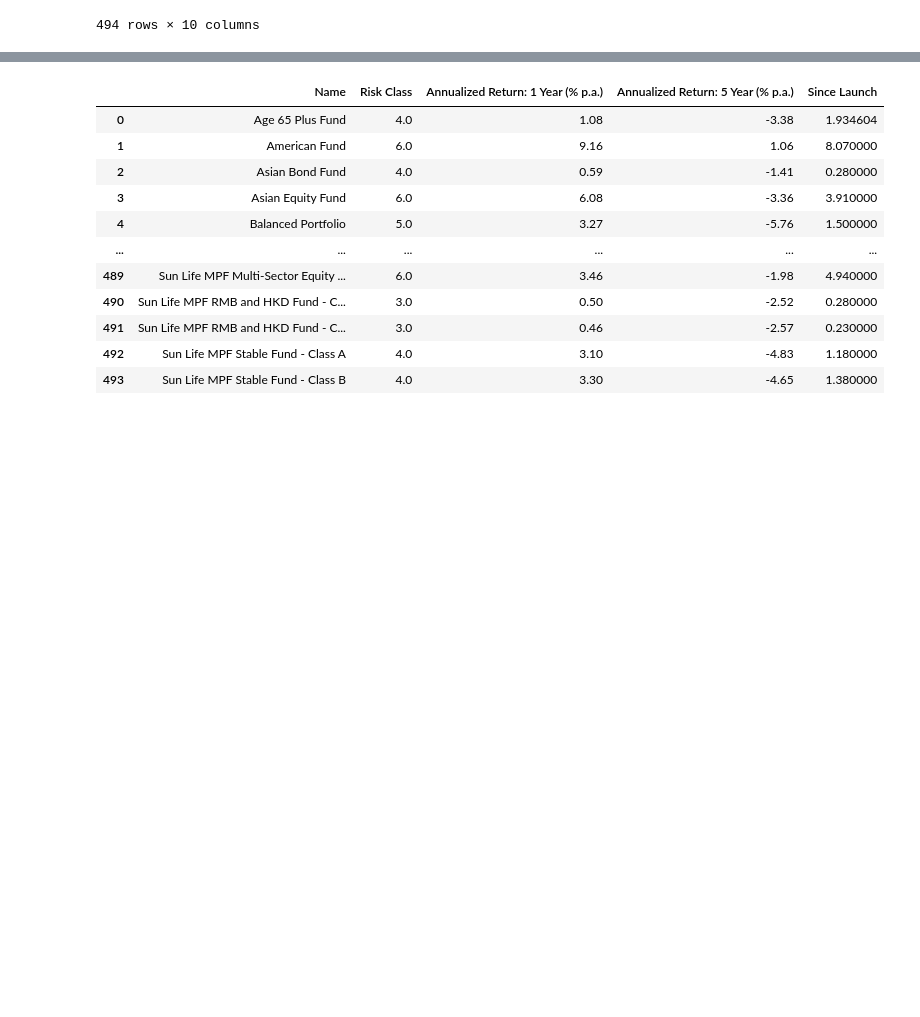
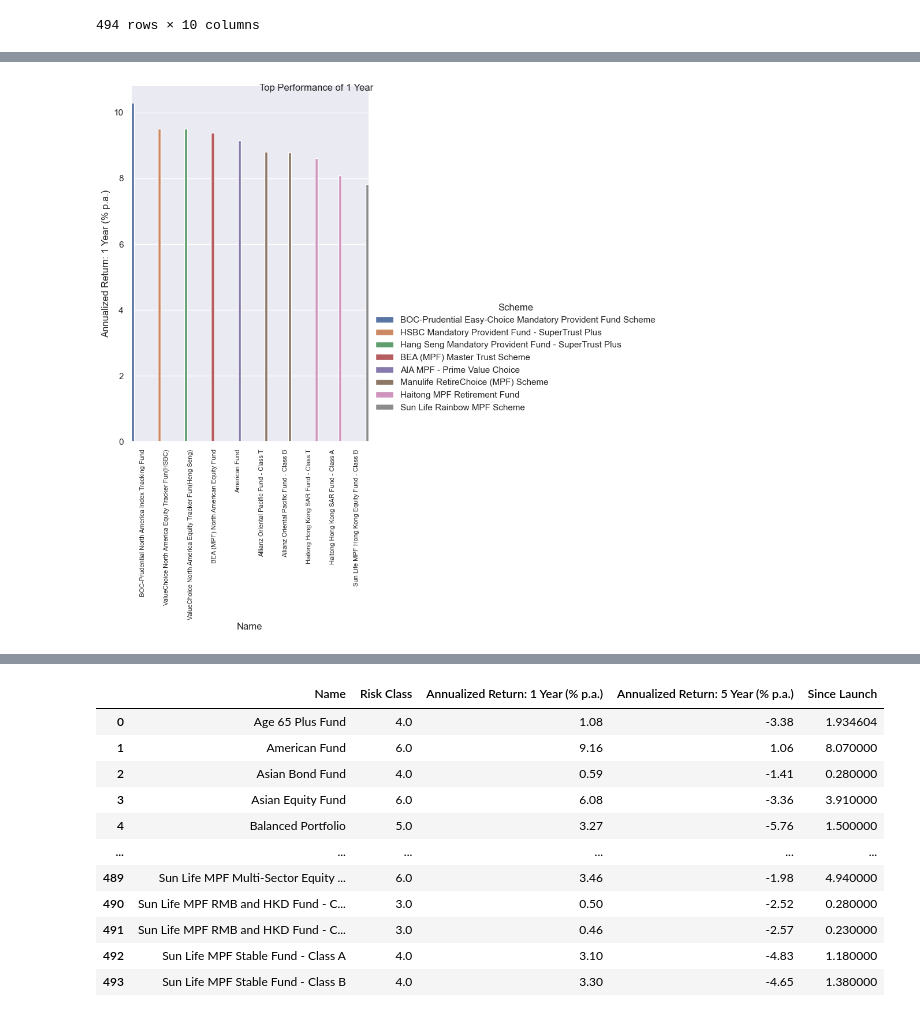
Before and after one commit to Kediane/MPF_ANALYSIS, a Jupyter notebook: virsul.ipynb, the cells around one changed output, grey strips where cells are left out. Saved outputs shown, nothing was run; the diff lists cells and outputs as text; code cells hidden in the pictures; blank space fills up the shorter version.

```diff
--- a/virsul.ipynb
+++ b/virsul.ipynb
@@ -42,0 +48,7 @@ A1
+# %%
+# A1=A1.replace('ValueChoice North America Equity Tracker Fund', 'ValueChoice North America Equity Tracker Fun(Heng Seng)')
+# #2 Same name  in the differen company
+A1.loc[236,"Name"]='ValueChoice North America Equity Tracker Fun(HSBC)'
+A1.loc[21,"Name"]="ValueChoice North America Equity Tracker Fun(Heng Seng)"
+
+A1
@@ -43,2 +68,26 @@ A1
 # %%
-sns.
+# Year1 performance by Scheme
+
+ax=sns.catplot(data=A1,  x="Name" ,y="Annualized Return: 1 Year (% p.a.)" ,kind="bar", hue="Scheme", legend = True , width=1, height=7) #aspect=1.8
+# garph_A1=sns.barplot(data=A1,  x="Name" ,y="Annualized Return: 1 Year (% p.a.)" , hue="Scheme",)  width=8
+ax.fig.suptitle('Top Performance of 1 Year',fontsize=12) #add the Name
+
+# graph.set_xticklabels(graph.get_xticklabels(), rotation=90, horizontalalignment='right')
+ax.set_xticklabels(rotation=90, fontsize=8 )
+
+plt.show()
+
+
+# plt.figure(figsize=(14,20))
+# sns.set(rc={'figure.figsize':(14,120)})
+# fig, ax =plt.subplots(figsize=(14,20)) #change
+# bbox_to_anchor=(1, 0.5)
+# plt.show()
+# # plt.legend( loc=3 , ncol=2
+#     labels = ['Thursday', 'Friday', 'Saturday', 'Sunday'],
+#     fontsize='large',
+#     title='Day of Week',
+#     title_fontsize='x-large')
+# #
+# %% [output]
+[figure, added]
```
Also changed, not shown: parts of 30 cells of this notebook.
